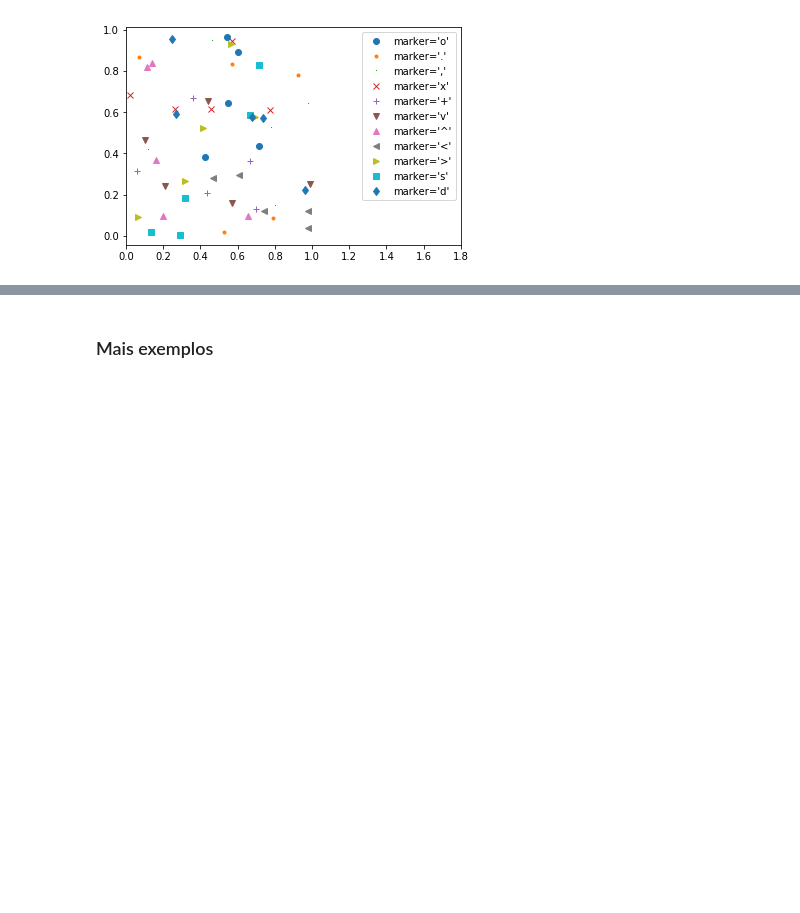
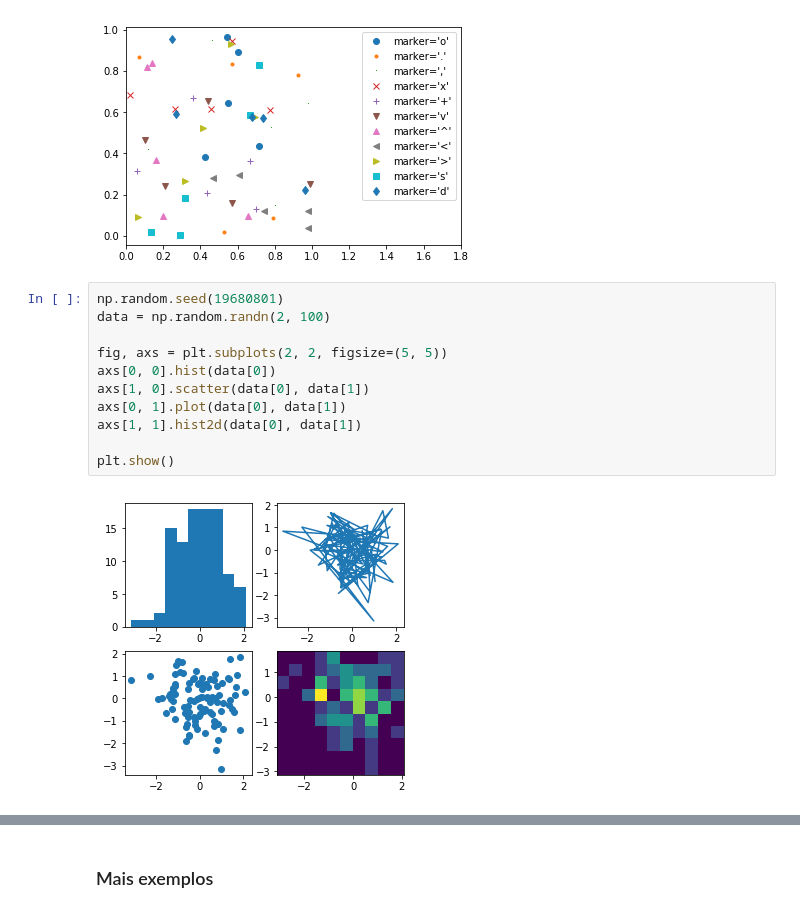
Before and after one commit to naterciaaguilar/jupyter_intro_class, a Jupyter notebook: notebooks/3. Algumas visualizações.ipynb, the cells around one changed output, grey strips where cells are left out. Drawn from its saved outputs; the diff is of its cells as text; blank space fills up the shorter version.

Commit message:
Matplotlib charts

```diff
--- a/notebooks/3. Algumas visualizações.ipynb
+++ b/notebooks/3. Algumas visualizações.ipynb
@@ -121,6 +121,19 @@ plt.legend(numpoints=1)
 plt.xlim(0, 1.8);
 # %% [output]
 [figure]
+# %%
+np.random.seed(19680801)
+data = np.random.randn(2, 100)
+
+fig, axs = plt.subplots(2, 2, figsize=(5, 5))
+axs[0, 0].hist(data[0])
+axs[1, 0].scatter(data[0], data[1])
+axs[0, 1].plot(data[0], data[1])
+axs[1, 1].hist2d(data[0], data[1])
+
+plt.show()
+# %% [output]
+[figure, added]
 # %%
 A = np.random.randint(-2, 10, size=(5,5))
 A
```
Also changed, not shown: parts of 3 cells of this notebook.
